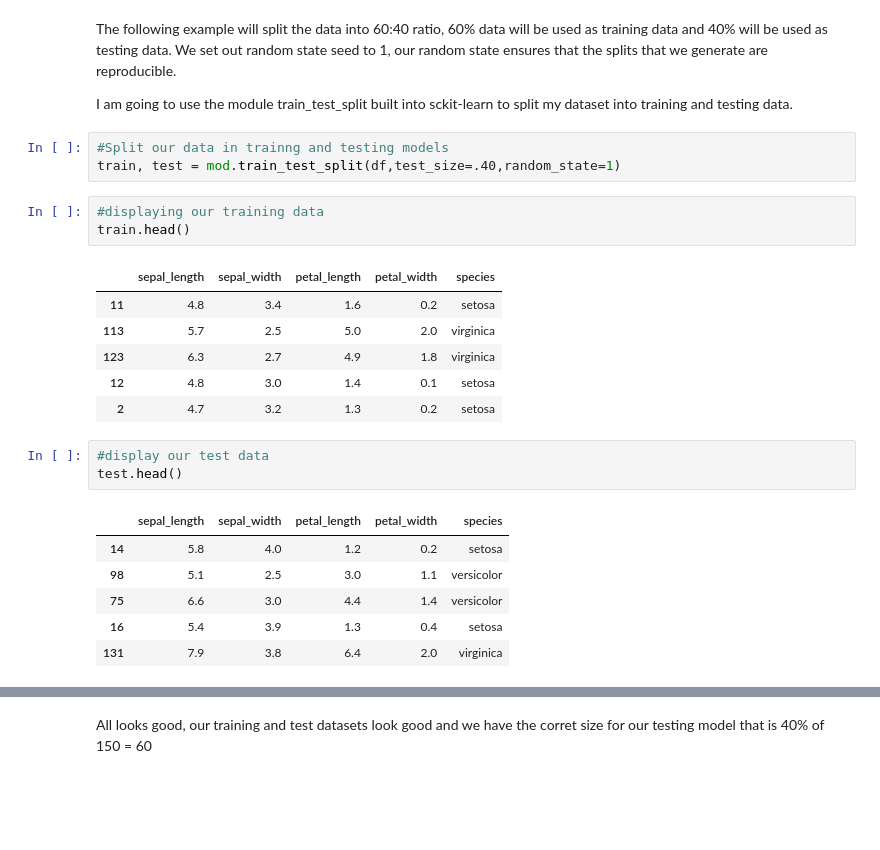
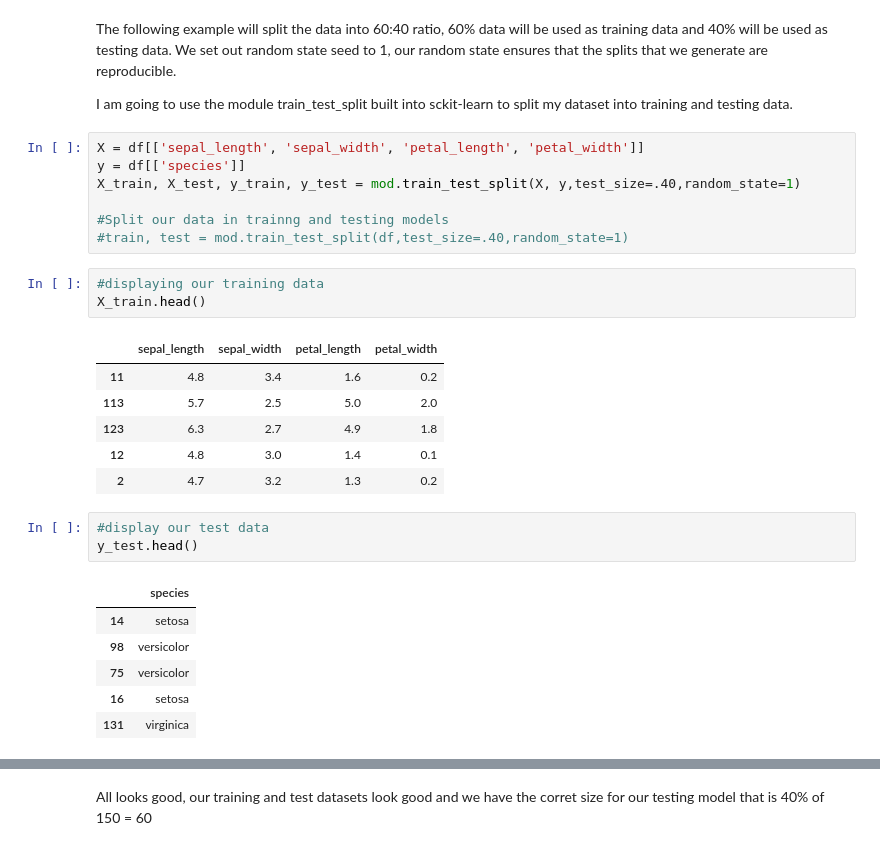
Before and after one commit to brendantipp/gmit_mls_2021, a Jupyter notebook: scikit-learn.ipynb, the cells around one changed output, grey strips where cells are left out. Cells and saved outputs as stored; diff of their text form; blank space fills up the shorter version.

```diff
--- a/scikit-learn.ipynb
+++ b/scikit-learn.ipynb
@@ -198,27 +205,31 @@ training data and 40% will be used as testing data. We set out random state seed
 
 I am going to use the module train_test_split built into sckit-learn to split my dataset into training and testing data.
 # %%
+X = df[['sepal_length', 'sepal_width', 'petal_length', 'petal_width']]
+y = df[['species']]
+X_train, X_test, y_train, y_test = mod.train_test_split(X, y,test_size=.40,random_state=1)
+
 #Split our data in trainng and testing models
-train, test = mod.train_test_split(df,test_size=.40,random_state=1)
+#train, test = mod.train_test_split(df,test_size=.40,random_state=1)
 # %%
 #displaying our training data
-train.head()
+X_train.head()
 # %% [output]
-|  | sepal_length | sepal_width | petal_length | petal_width | species |
-| 11 | 4.8 | 3.4 | 1.6 | 0.2 | setosa |
-| 113 | 5.7 | 2.5 | 5.0 | 2.0 | virginica |
-| 123 | 6.3 | 2.7 | 4.9 | 1.8 | virginica |
-| 12 | 4.8 | 3.0 | 1.4 | 0.1 | setosa |
-| 2 | 4.7 | 3.2 | 1.3 | 0.2 | setosa |
+|  | sepal_length | sepal_width | petal_length | petal_width |
+| 11 | 4.8 | 3.4 | 1.6 | 0.2 |
+| 113 | 5.7 | 2.5 | 5.0 | 2.0 |
+| 123 | 6.3 | 2.7 | 4.9 | 1.8 |
+| 12 | 4.8 | 3.0 | 1.4 | 0.1 |
+| 2 | 4.7 | 3.2 | 1.3 | 0.2 |
 # %%
 #display our test data
-test.head()
+y_test.head()
 # %% [output]
-|  | sepal_length | sepal_width | petal_length | petal_width | species |
-| 14 | 5.8 | 4.0 | 1.2 | 0.2 | setosa |
-| 98 | 5.1 | 2.5 | 3.0 | 1.1 | versicolor |
-| 75 | 6.6 | 3.0 | 4.4 | 1.4 | versicolor |
-| 16 | 5.4 | 3.9 | 1.3 | 0.4 | setosa |
-| 131 | 7.9 | 3.8 | 6.4 | 2.0 | virginica |
+|  | species |
+| 14 | setosa |
+| 98 | versicolor |
+| 75 | versicolor |
+| 16 | setosa |
+| 131 | virginica |
 # %%
 #check the size of our testing model
```
Also changed, not shown: parts of 51 cells of this notebook.
